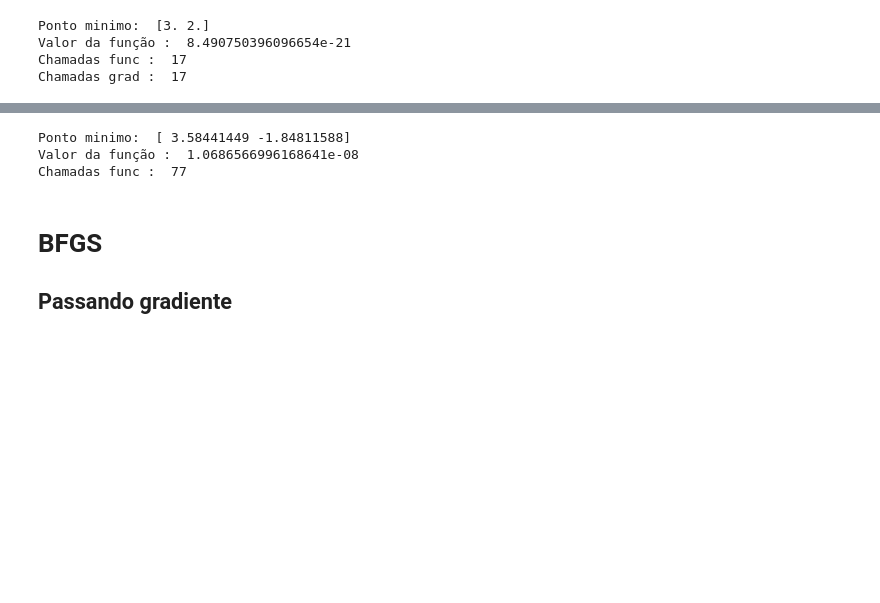
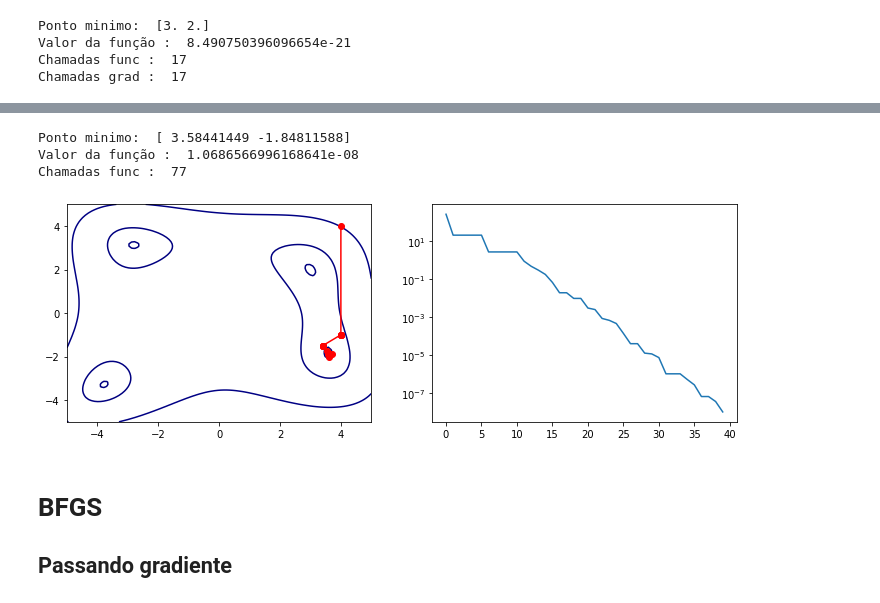
Before and after one commit to vitorml34/MO431, a Jupyter notebook: Tarefa-3.ipynb, the cells around one changed output, grey strips where cells are left out. Drawn from its saved outputs; the diff is of its cells as text; code cells hidden in the pictures; blank space fills up the shorter version.

```diff
--- a/Tarefa-3.ipynb
+++ b/Tarefa-3.ipynb
@@ -62,15 +142,19 @@ Chamadas grad :  17
 # %%
 ini_simplex = np.array([[-4.0,-4.0],[-4.0,1.0],[4.0,-1.0]])
+ps = [[4, 4]]
 
-opt_res = opt.minimize(himmelblau_func, [0,0] ,method="Nelder-Mead", options={'initial_simplex': ini_simplex})
+opt_res = opt.minimize(himmelblau_func, [0,0] ,method="Nelder-Mead",callback=reporter, options={'initial_simplex': ini_simplex})
 
 print("Ponto minimo: ", opt_res.x)
 print("Valor da função : ", opt_res.fun)
 print("Chamadas func : ", opt_res.nfev)
+
+visualize_opt(himmelblau_func,ps)
 # %% [output]
 Ponto minimo:  [ 3.58441449 -1.84811588]
 Valor da função :  1.0686566996168641e-08
 Chamadas func :  77
+[figure, added]
 # %% [markdown]
 # BFGS
 
```
Also changed, not shown: parts of 16 cells of this notebook.
